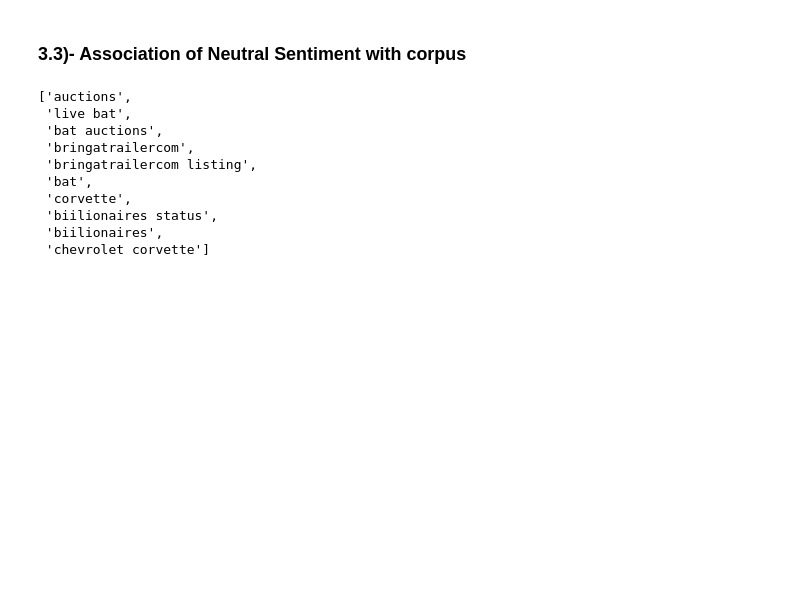
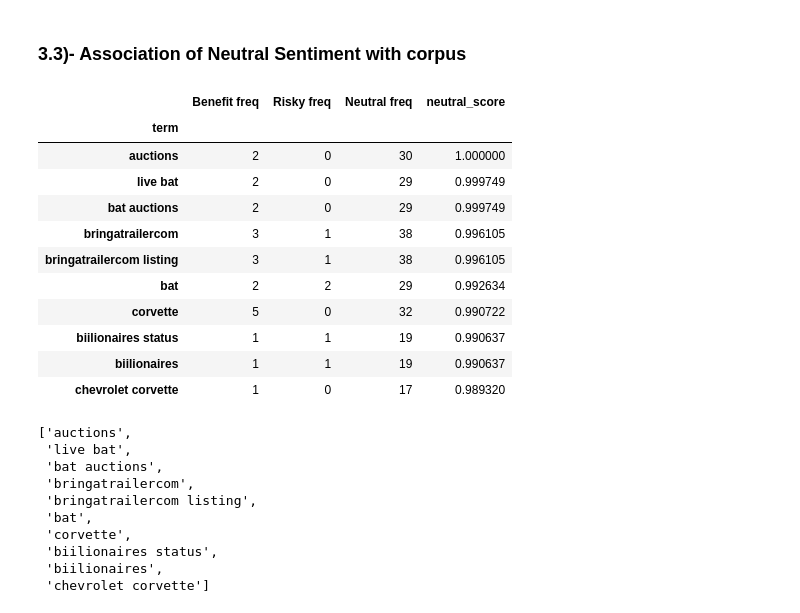
Before and after one commit to HassanSherwani/Natural-Language-Processing-II-, a Jupyter notebook: 16.Sentiment_Analyses(2)/ 11.uni,bi,trigrams.ipynb, the cells around one changed output. Cells and saved outputs as stored; diff of their text form; code cells hidden in the pictures; blank space fills up the shorter version.

```diff
--- a/16.Sentiment_Analyses(2)/ 11.uni,bi,trigrams.ipynb
+++ b/16.Sentiment_Analyses(2)/ 11.uni,bi,trigrams.ipynb
@@ -192,6 +203,23 @@ pprint(list(term_freq_df.sort_values(by='benefit_score', ascending=False).index[
 **Above are the terms in cleane text that are most associated with the Benefit sentiment**
 # %% [markdown]
 ### 3.3)- Association of Neutral Sentiment with corpus
+# %%
+term_freq_df = corpus.get_term_freq_df()
+term_freq_df['neutral_score'] = corpus.get_scaled_f_scores('Neutral')
+term_freq_df.sort_values(by='neutral_score', ascending=False)[:10]
+# %% [output]
+|  | Benefit freq | Risky freq | Neutral freq | neutral_score |
+| term |  |  |  |  |
+| auctions | 2 | 0 | 30 | 1.000000 |
+| live bat | 2 | 0 | 29 | 0.999749 |
+| bat auctions | 2 | 0 | 29 | 0.999749 |
+| bringatrailercom | 3 | 1 | 38 | 0.996105 |
+| bringatrailercom listing | 3 | 1 | 38 | 0.996105 |
+| bat | 2 | 2 | 29 | 0.992634 |
+| corvette | 5 | 0 | 32 | 0.990722 |
+| biilionaires status | 1 | 1 | 19 | 0.990637 |
+| biilionaires | 1 | 1 | 19 | 0.990637 |
+| chevrolet corvette | 1 | 0 | 17 | 0.989320 |
 # %%
 term_freq_df = corpus.get_term_freq_df()
 term_freq_df['neutral_score'] = corpus.get_scaled_f_scores('Neutral')
```
Also changed, not shown: parts of 5 cells of this notebook.
